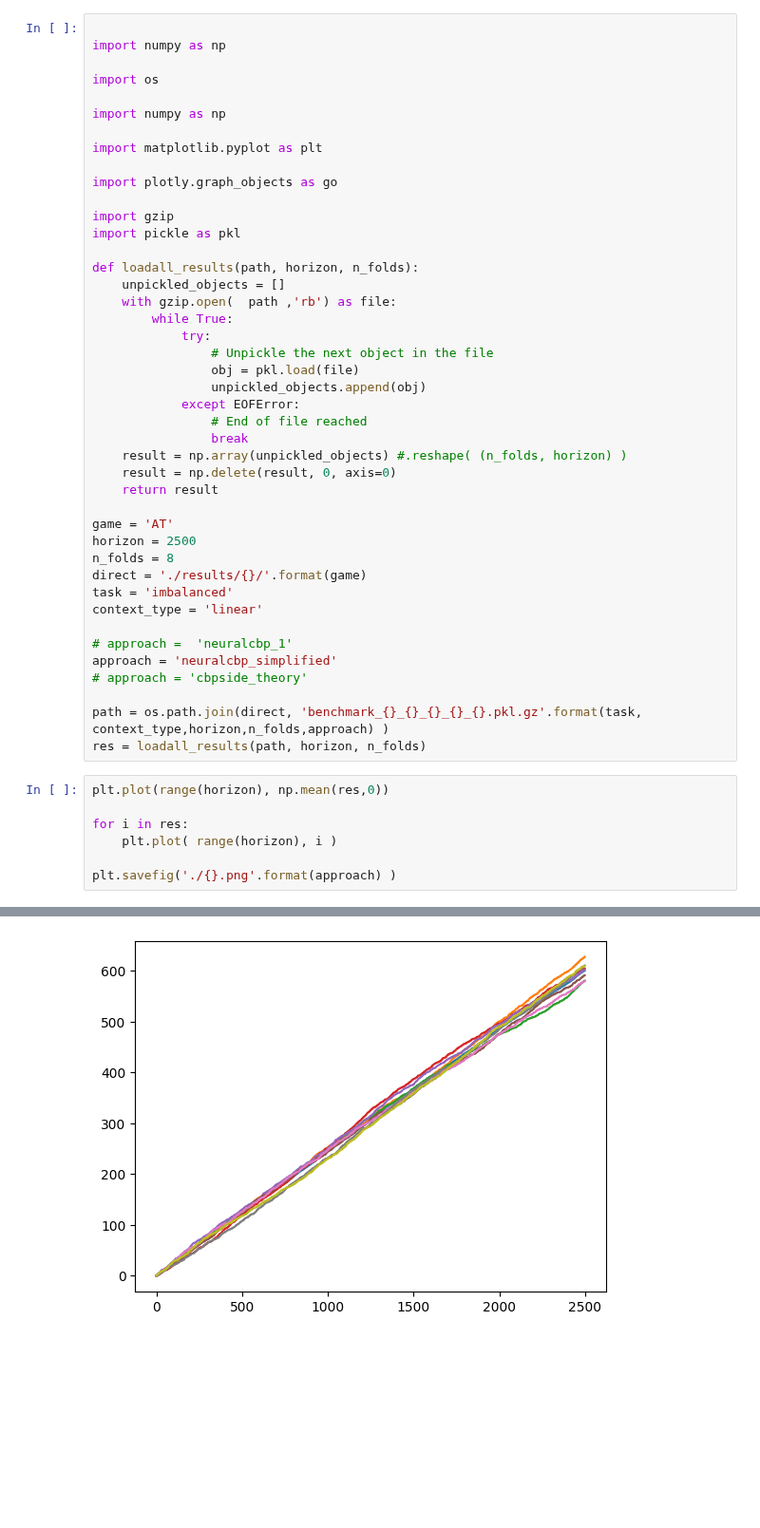
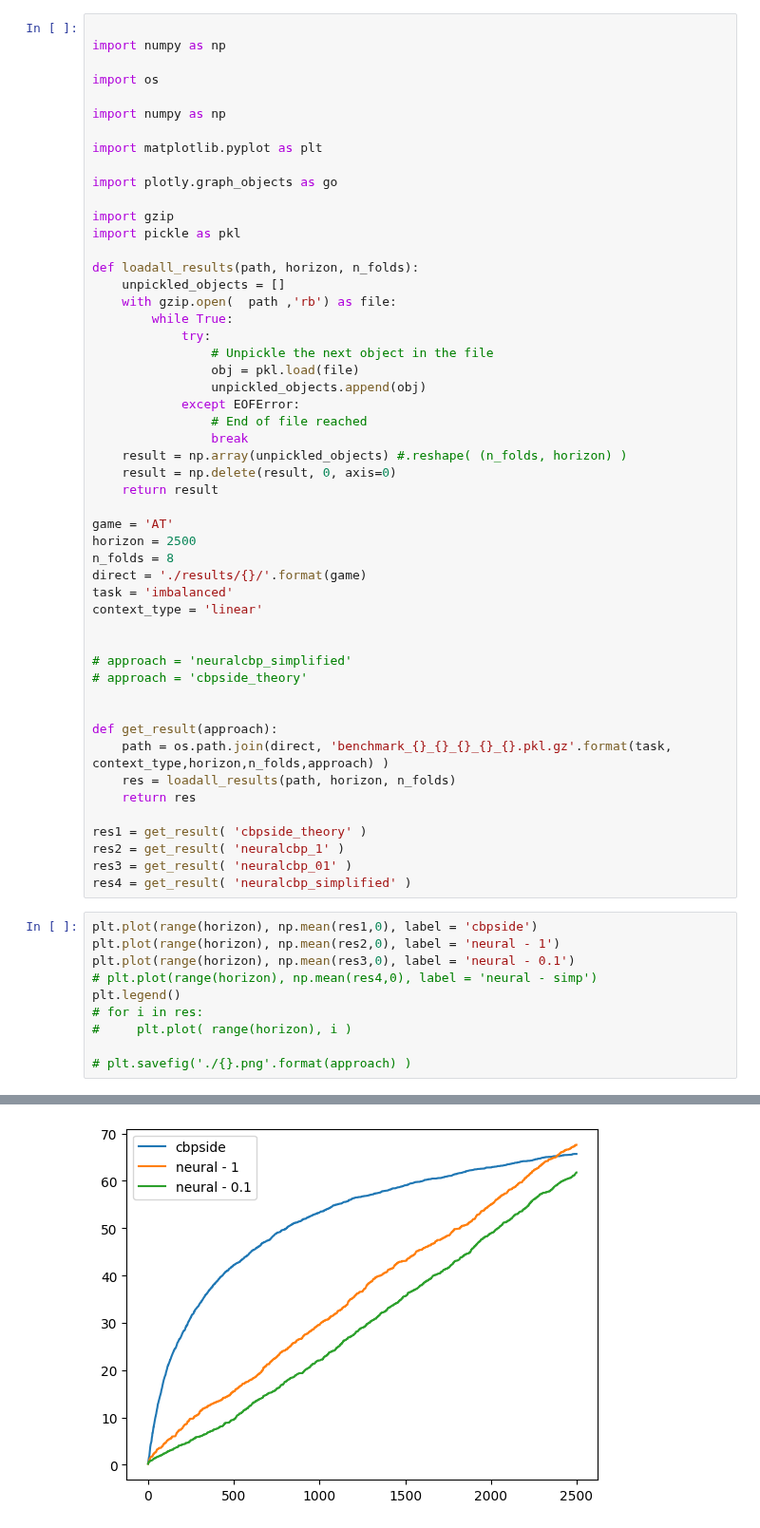
Before and after one commit to MaxHeuillet/neuralCBPside, a Jupyter notebook: results_analysis.ipynb, the cells around one changed output, grey strips where cells are left out. Shown at 95% size. Saved outputs shown, nothing was run; the diff lists cells and outputs as text; blank space fills up the shorter version.

Commit message:
neural cbp on its way

```diff
--- a/results_analysis.ipynb
+++ b/results_analysis.ipynb
@@ -35,17 +35,28 @@ direct = './results/{}/'.format(game)
 task = 'imbalanced'
 context_type = 'linear'
 
-# approach =  'neuralcbp_1'
-approach = 'neuralcbp_simplified'
+
+# approach = 'neuralcbp_simplified'
 # approach = 'cbpside_theory'
 
-path = os.path.join(direct, 'benchmark_{}_{}_{}_{}_{}.pkl.gz'.format(task, context_type,horizon,n_folds,approach) )
-res = loadall_results(path, horizon, n_folds)
+
+def get_result(approach):
+    path = os.path.join(direct, 'benchmark_{}_{}_{}_{}_{}.pkl.gz'.format(task, context_type,horizon,n_folds,approach) )
+    res = loadall_results(path, horizon, n_folds)
+    return res
+
+res1 = get_result( 'cbpside_theory' )
+res2 = get_result( 'neuralcbp_1' )
+res3 = get_result( 'neuralcbp_01' )
+res4 = get_result( 'neuralcbp_simplified' )
 # %%
-plt.plot(range(horizon), np.mean(res,0))
+plt.plot(range(horizon), np.mean(res1,0), label = 'cbpside')
+plt.plot(range(horizon), np.mean(res2,0), label = 'neural - 1')
+plt.plot(range(horizon), np.mean(res3,0), label = 'neural - 0.1')
+# plt.plot(range(horizon), np.mean(res4,0), label = 'neural - simp')
+plt.legend()
+# for i in res:
+#     plt.plot( range(horizon), i )
 
-for i in res:
-    plt.plot( range(horizon), i )
-
-plt.savefig('./{}.png'.format(approach) )
+# plt.savefig('./{}.png'.format(approach) )
 # %% [output]
@@ -52 +64 @@ plt.savefig('./{}.png'.format(approach) )
-[figure, old version]
+[figure, new version]
```
Also changed, not shown: parts of 1 cell of this notebook, 3 other files.
